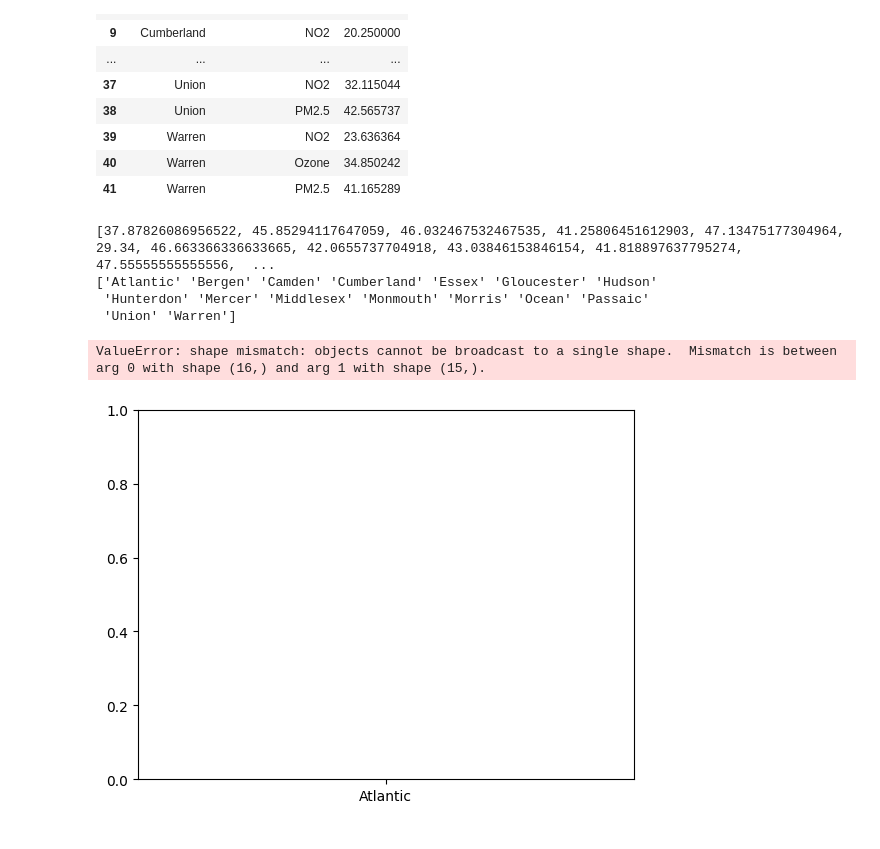
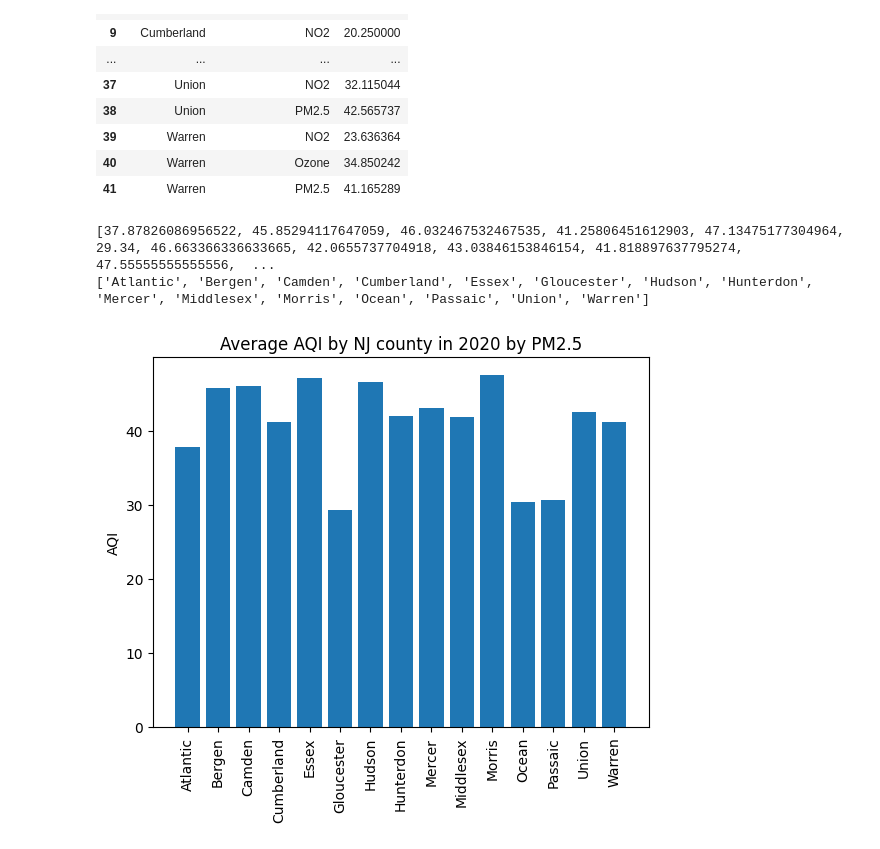
Before and after one commit to emilyclairevoyant/data-questers, a Jupyter notebook: years2018-2023.ipynb, the cells around one changed output. Cells and saved outputs as stored; diff of their text form; code cells hidden in the pictures.

```diff
--- a/years2018-2023.ipynb
+++ b/years2018-2023.ipynb
@@ -315,5 +167,5 @@ Name: count, dtype: int64
 # %%
-usa_2020 = pd.read_csv('daily_aqi_by_county_2020.csv')
+usa_2020 = pd.read_csv('Resources/daily_aqi_by_county_2020.csv')
 usa_2020.head()
 # %% [output]
 |  | State Name | county Name | State Code | County Code | Date | AQI | Category | Defining Parameter | ... |
@@ -712,28 +579,32 @@ means_by_param
 | 41 | Warren | PM2.5 | 41.165289 |
 # %%
 means_pm25 = []
+names_pm25 = []
 means_ozones = []
+names_ozones = []
 means_no2 = []
+names_no2 = []
+
 for index, row in means_by_param.iterrows():
     if row['Defining Parameter'] == 'PM2.5':
         means_pm25.append(row['AQI'])
+        names_pm25.append(row['county Name'])
     elif row['Defining Parameter'] == 'NO2':
         means_no2.append(row['AQI'])
+        names_no2.append(row['county Name'])
     elif row['Defining Parameter'] == 'Ozone':
         means_ozones.append(row['AQI'])
+        names_ozones.append(row['county Name'])
 print(means_pm25)
-print(nj_2020['county Name'].unique())
+print(names_pm25)
 # %% [output]
 [37.87826086956522, 45.85294117647059, 46.032467532467535, 41.25806451612903, 47.13475177304964, 29.34, 46.663366336633665, 42.0655737704918, 43.03846153846154, 41.818897637795274, 47.55555555555556,  ...
-['Atlantic' 'Bergen' 'Camden' 'Cumberland' 'Essex' 'Gloucester' 'Hudson'
- 'Hunterdon' 'Mercer' 'Middlesex' 'Monmouth' 'Morris' 'Ocean' 'Passaic'
- 'Union' 'Warren']
+['Atlantic', 'Bergen', 'Camden', 'Cumberland', 'Essex', 'Gloucester', 'Hudson', 'Hunterdon', 'Mercer', 'Middlesex', 'Morris', 'Ocean', 'Passaic', 'Union', 'Warren']
 # %%
-plt.bar(nj_2020['county Name'].unique(), means_pm25)
+plt.bar(names_pm25, means_pm25)
 plt.xticks(rotation = 'vertical')
 plt.ylabel('AQI')
 plt.title("Average AQI by NJ county in 2020 by PM2.5")
 plt.show()
 # %% [output]
-ValueError: shape mismatch: objects cannot be broadcast to a single shape.  Mismatch is between arg 0 with shape (16,) and arg 1 with shape (15,).
-[figure, old version]
+[figure, new version]
```
Also changed, not shown: parts of 28 cells of this notebook, 1 other file.
